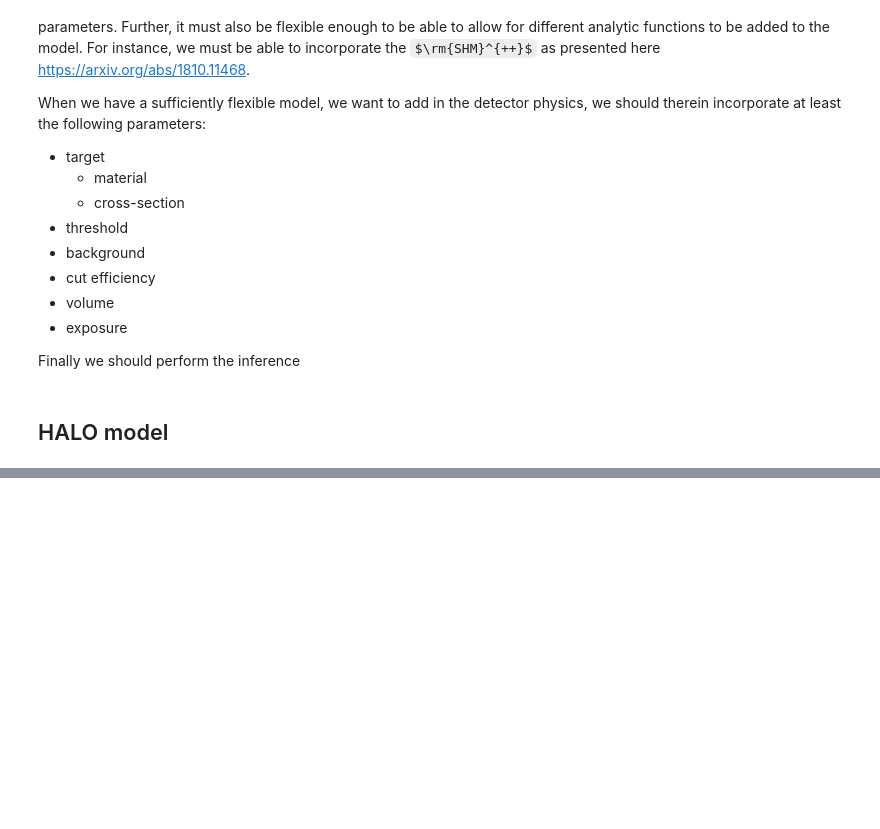
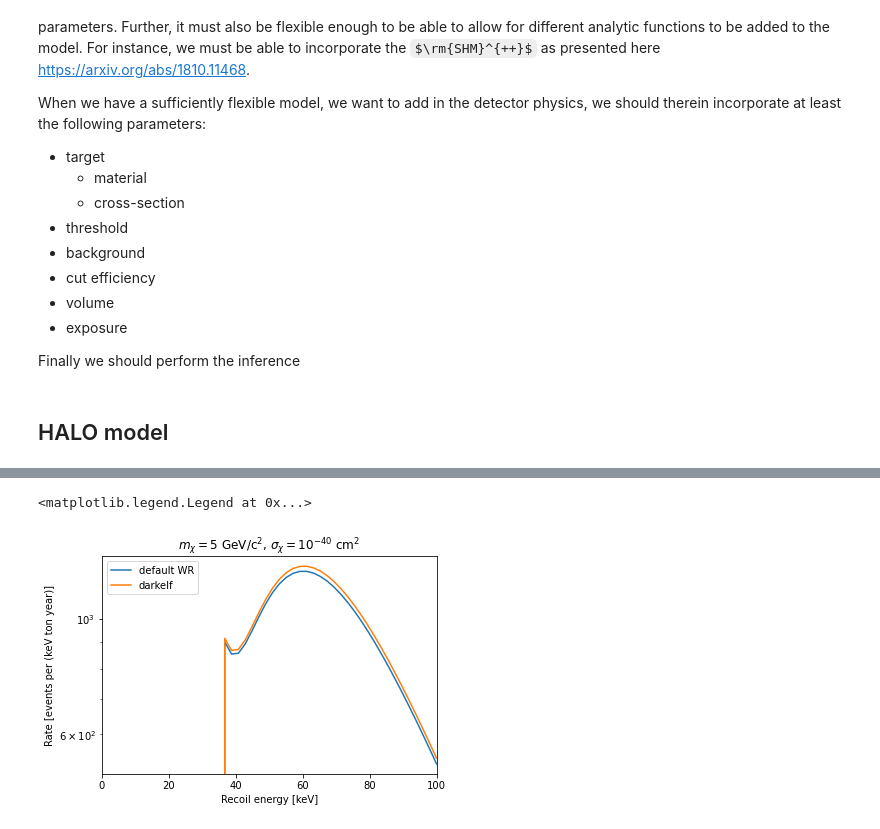
Before and after one commit to JoranAngevaare/dddm, a Jupyter notebook: notebooks/velocity_for_detectors.ipynb, the cells around one changed output, grey strips where cells are left out. Cells and saved outputs as stored; diff of their text form; code cells hidden in the pictures; some formulas as TeX source; blank space fills up the shorter version.

```diff
--- a/notebooks/velocity_for_detectors.ipynb
+++ b/notebooks/velocity_for_detectors.ipynb
@@ -79,0 +159,4 @@ plt.legend()
+# %%
+Ge_gpaw = darkelf.darkelf(target='Ge',mX=1e8,filename="Ge_gpaw_withLFE.dat")
+Ge_gpaw.update_params(mediator='massive',)
+Ge_gpaw.rhoX=0.3e9
@@ -79,0 +225,19 @@ plt.legend()
+# %%
+energies = np.linspace(0, 100) # ev
+# %%
+dr = wr.rate_migdal(energies* nu.keV/1e3,
+                    mw=0.1 * nu.GeV / nu.c0 ** 2,
+                    material='Ge',
+                    sigma_nucleon=1e-38 * nu.cm ** 2) * (nu.keV * (1000 * nu.kg) * nu.year)
+# %%
+
+dr2 = (Ge_gpaw.dRdomega_migdal(
+        energies,
+        sigma_n=1e-38,
+        method='ibe',
+        Nshell=6,
+#         Enth=0.1,
+        Zionkdependence=False,
+    ))*1e6
+#              ], axis=0)
+# dr2=dr2*1e6
@@ -79,0 +246,15 @@ plt.legend()
+# %%
+plt.plot(energies, dr*3.1415, label='default WR')
+plt.plot(energies, dr2, label='darkelf')
+
+plt.xlabel("Recoil energy [keV]")
+plt.ylabel("Rate [events per (keV ton year)]")
+plt.title("$m_\chi = 5$ GeV/c${}^2$, $\sigma_\chi = 10^{-40}$ cm${}^2$")
+plt.xlim(0, energies.max())
+# plt.ylim(0, dr.max());
+
+plt.yscale('log')
+plt.legend()
+# %% [output]
+<matplotlib.legend.Legend at 0x...>
+[figure, added]
```
Also changed, not shown: parts of 24 cells of this notebook, 5 other files.
